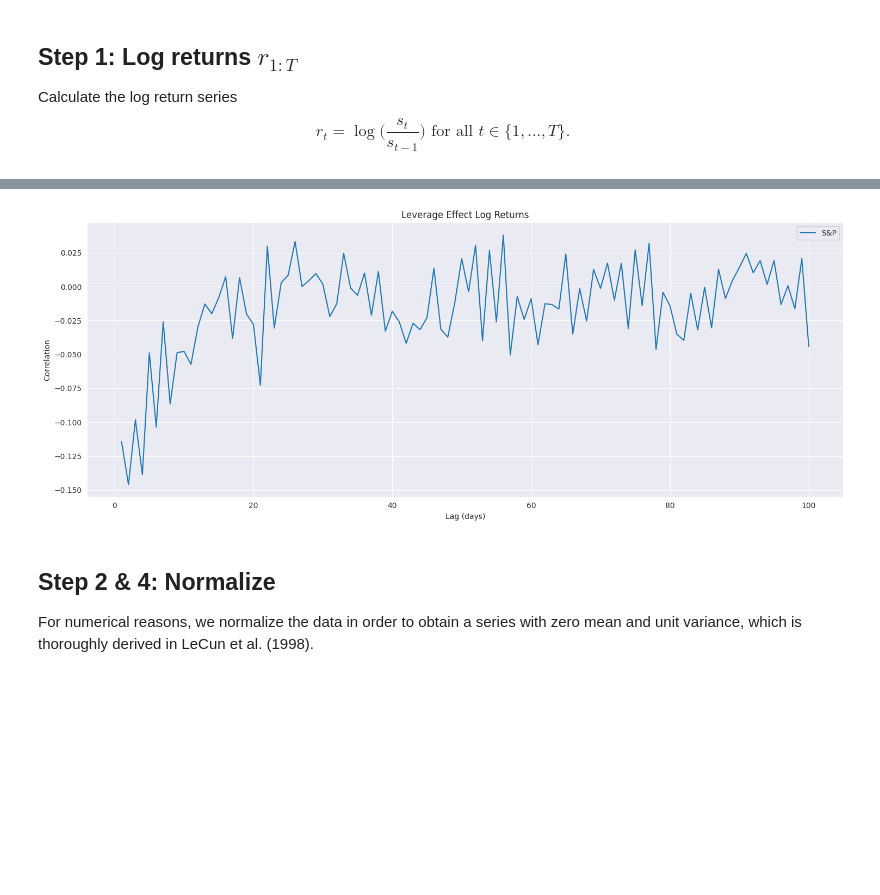
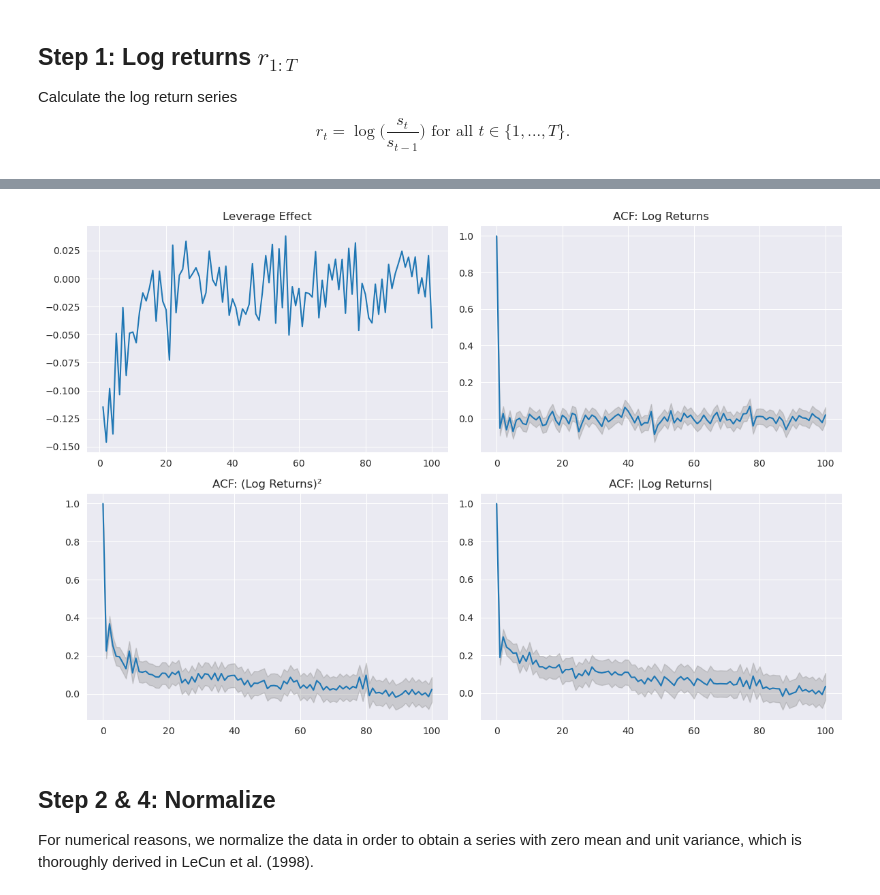
Before and after one commit to michaelacn/Quant-GAN, a Jupyter notebook: preprocess.ipynb, the cells around one changed output, grey strips where cells are left out. Saved outputs shown, nothing was run; the diff lists cells and outputs as text; code cells hidden in the pictures; blank space fills up the shorter version.

```diff
--- a/preprocess.ipynb
+++ b/preprocess.ipynb
@@ -95,8 +85,8 @@ plt.tight_layout()
 # %%
-def compute_leverage_effect(log_returns: pd.Series, max_lag : int = 100) -> pd.Series:
+def compute_leverage_effect(log_returns: pd.Series, nlags : int = 100) -> pd.Series:
     volatility = log_returns ** 2
     corr_values = []
-    for lag in range(1, max_lag + 1):
+    for lag in range(1, nlags + 1):
         corr = np.corrcoef(log_returns.iloc[:-lag], volatility.iloc[lag:])[0, 1]
         corr_values.append(corr)
-    return pd.Series(corr_values, index=range(1, max_lag + 1))
+    return pd.Series(corr_values, index=range(1, nlags + 1))
@@ -107,18 +93,41 @@ leverage_effect = leverage_effect.apply(compute_leverage_effect)
-# %%
-fig, ax = plt.subplots(figsize=(15, 6))
-
-# Plot autocorrelation with leverage effect
-ax.plot(leverage_effect, label=log_returns.columns)
-ax.set_title('Leverage Effect Log Returns')
-ax.set_xlabel('Lag (days)')
-ax.set_ylabel('Correlation')
-ax.grid(True)
-ax.legend()
-
-plt.tight_layout()
-plt.show()
-# %% [output]
-[figure, removed]
+# %%
+# Calculate log returns and acf values
+log_returns = np.log(prices).diff().dropna()
+acf_serial, confint_serial = sm.tsa.stattools.acf(log_returns, nlags=100, alpha=0.05)
+acf_squared, confint_squared = sm.tsa.stattools.acf(log_returns**2, nlags=100, alpha=0.05)
+acf_abs, confint_abs = sm.tsa.stattools.acf(np.abs(log_returns), nlags=100, alpha=0.05)
+leverage_effect = log_returns.apply(compute_leverage_effect)
+lags = np.arange(len(acf_serial))
+# %%
+fig, axs = plt.subplots(2, 2, figsize=(12, 8))
+
+# (1) Leverage effect
+axs[0,0].plot(leverage_effect)
+axs[0,0].set_title('Leverage Effect')
+axs[0,0].grid(True)
+
+# (2) ACF des rendements log
+axs[0,1].plot(lags, acf_serial,)
+axs[0,1].fill_between(lags, confint_serial[:,0], confint_serial[:,1], color='gray', alpha=0.3)
+axs[0,1].set_title('ACF: Log Returns')
+axs[0,1].grid(True)
+
+# (3) ACF des rendements log au carré
+axs[1,0].plot(lags, acf_squared)
+axs[1,0].fill_between(lags, confint_squared[:,0], confint_squared[:,1], color='gray', alpha=0.3)
+axs[1,0].set_title('ACF: (Log Returns)²')
+axs[1,0].grid(True)
+
+# (4) ACF des rendements log absolus
+axs[1,1].plot(lags, acf_abs)
+axs[1,1].fill_between(lags, confint_abs[:,0], confint_abs[:,1], color='gray', alpha=0.3)
+axs[1,1].set_title('ACF: |Log Returns|')
+axs[1,1].grid(True)
+
+plt.tight_layout()
+plt.show()
+# %% [output]
+[figure, added]
 # %% [markdown]
 ## Step 2 & 4: Normalize
 For numerical reasons, we normalize the data in order to obtain a series with zero mean and unit
```
Also changed, not shown: parts of 6 cells of this notebook.
